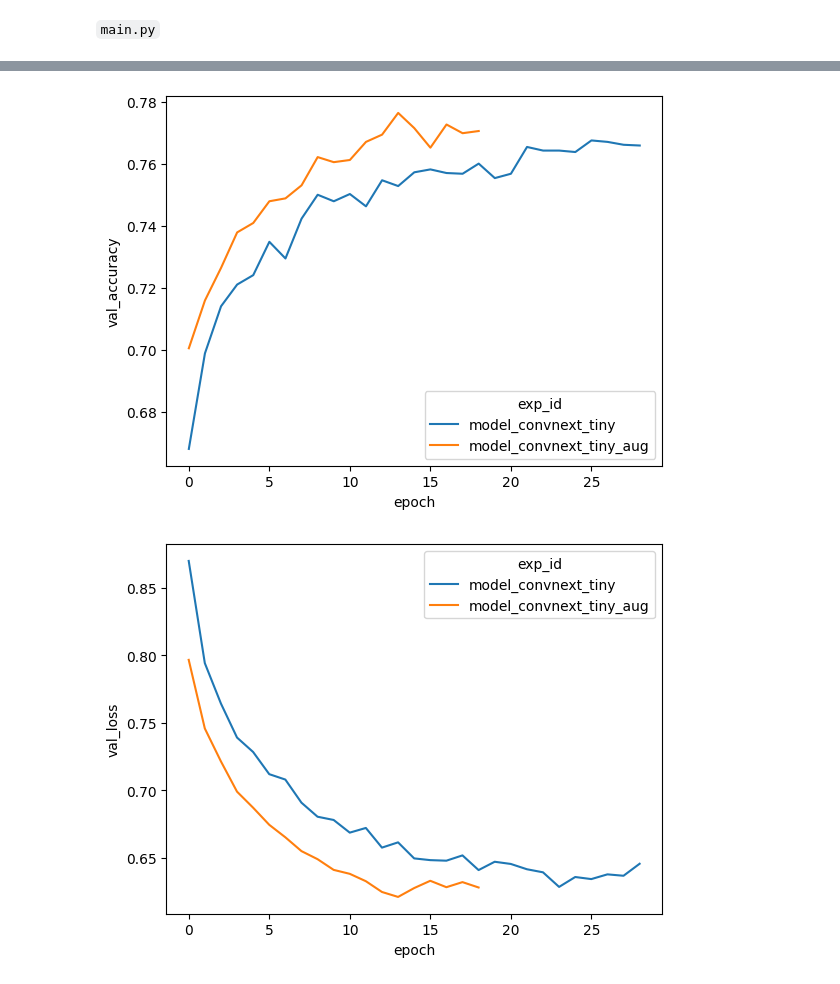
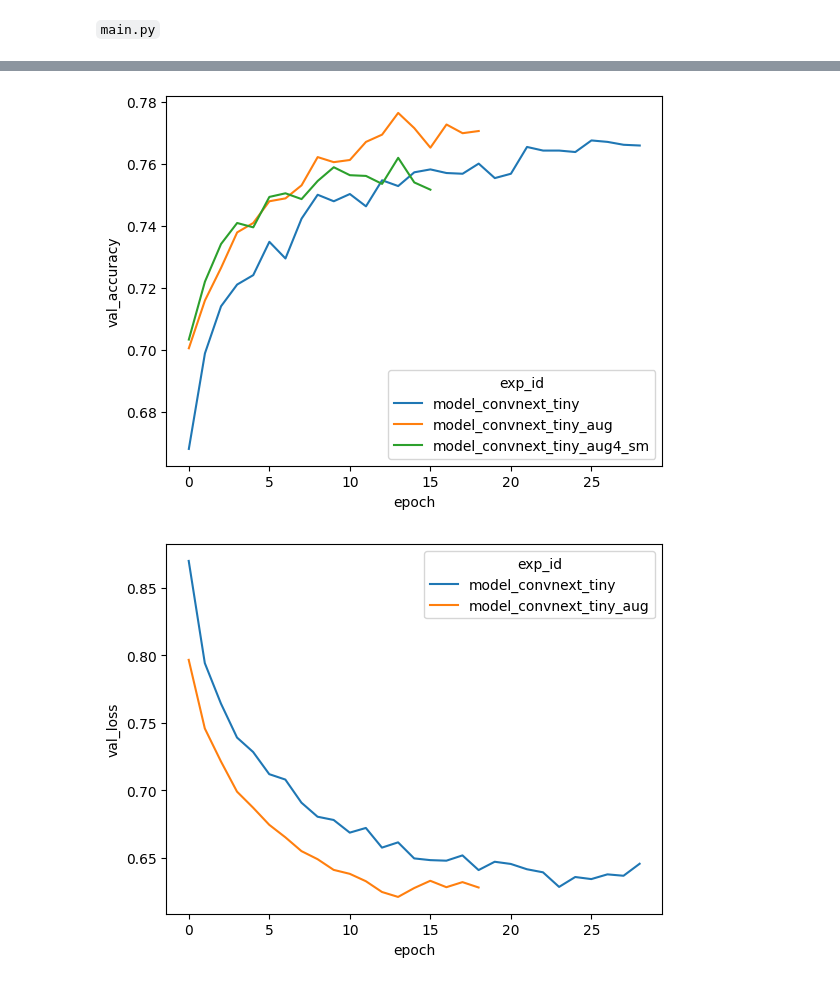
Before and after one commit to btsmith29/AMLS_II_assignment23_24, a Jupyter notebook: assignment-workings.ipynb, the cells around one changed output, grey strips where cells are left out. Cells and saved outputs as stored; diff of their text form; code cells hidden in the pictures.

```diff
--- a/assignment-workings.ipynb
+++ b/assignment-workings.ipynb
@@ -52,6 +56,6 @@ class Params(NamedTuple):
 # %%
 tf.random.set_seed(67890)
 
-DEFAULT_PARAMS = Params(255, 196, 50, True, 5, False)
+DEFAULT_PARAMS = Params(200, 196, 50, True, 5, False)
 DEFAULT_PARAMS
 # %% [output]
@@ -328,7 +290,7 @@ m.evaluate(ds_test)
 # %%
 ds_train_aug = augment_dataset(ds_train, 2)
 # %%
-(m2, df_hist) = run_experiment("model_convnext_tiny_aug", 1, model_convnext_tiny, ds_train_aug, ds_valid, DEFAULT_PARAMS)
+(m2, df_hist) = run_experiment("model_convnext_tiny_aug_sm", 1, model_convnext_tiny, ds_train_aug, ds_valid, DEFAULT_PARAMS)
 df_results = add_results(df_results, df_hist)
 
 df_results.to_csv("results.csv")
@@ -372,7 +330,7 @@ Restoring model weights from the end of the best epoch: 14.
 # %%
-plot_experiments_comp(df_results,["model_convnext_tiny", "model_convnext_tiny_aug"], "val_accuracy")
+plot_experiments_comp(df_results,["model_convnext_tiny", "model_convnext_tiny_aug", "model_convnext_tiny_aug4_sm"], "val_accuracy")
 # %% [output]
-[figure, old version]
+[figure, new version]
 # %%
 plot_experiments_comp(df_results,["model_convnext_tiny", "model_convnext_tiny_aug"], "val_loss")
 # %% [output]
```
Also changed, not shown: parts of 13 cells of this notebook.
